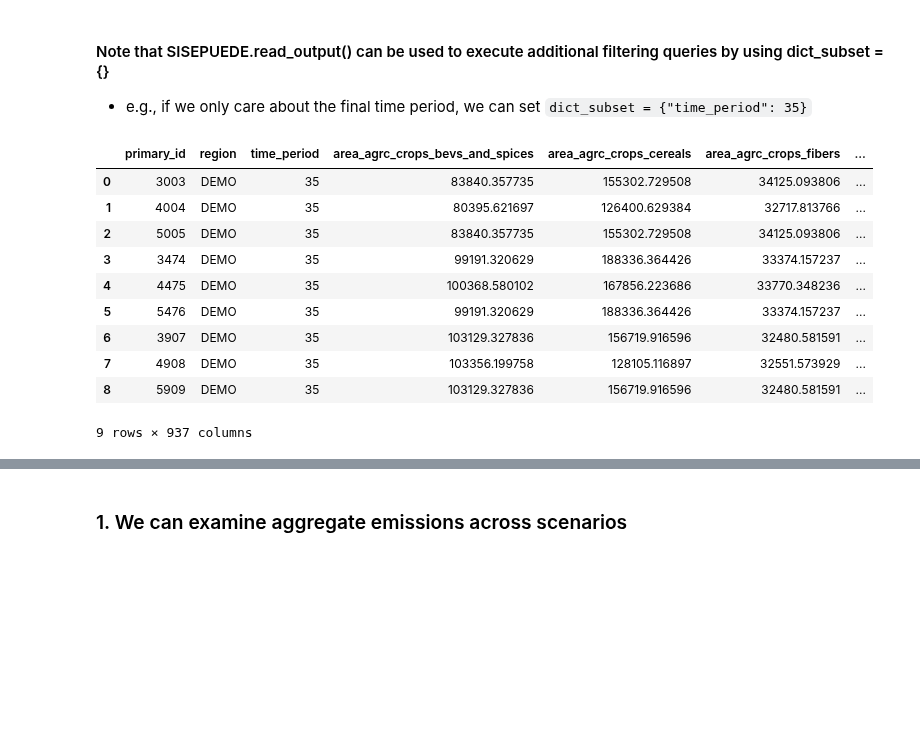
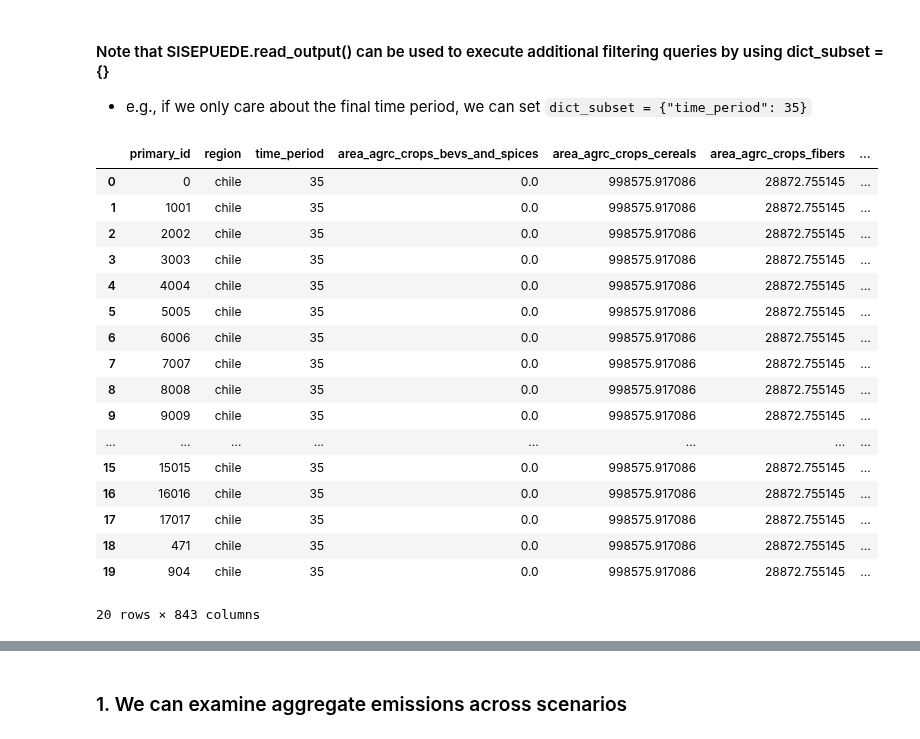
Before and after one commit to jarojasag/lac_decarbonization, a Jupyter notebook: python/sisepuede_quick_start.ipynb, the cells around one changed output, grey strips where cells are left out. Saved outputs shown, nothing was run; the diff lists cells and outputs as text; code cells hidden in the pictures; blank space fills up the shorter version.

```diff
--- a/python/sisepuede_quick_start.ipynb
+++ b/python/sisepuede_quick_start.ipynb
@@ -75,0 +63,8 @@ sisepuede = ssp.SISEPUEDE("demo", logger = logger)
+# %%
+# initialize the SISPEUEDE object for Chile using the latest calibrated data
+sisepuede = SISEPUEDE(
+    "calibrated",
+    logger = logger,
+    regions = ["chile"],
+    instantiate_nemomod = False # for AFOLU only application, don't instantiate Julia (avoids requirement to install)
+)
@@ -236,18 +230,25 @@ df_out
     ``dict_subset = {"time_period": 35}``
 # %%
 sisepuede.read_output(
-    primary_keys_out,
+    None,
     dict_subset = {"time_period": 35}
 )
 # %% [output]
 |  | primary_id | region | time_period | area_agrc_crops_bevs_and_spices | area_agrc_crops_cereals | area_agrc_crops_fibers | ... |
-| 0 | 3003 | DEMO | 35 | 83840.357735 | 155302.729508 | 34125.093806 | ... |
-| 1 | 4004 | DEMO | 35 | 80395.621697 | 126400.629384 | 32717.813766 | ... |
-| 2 | 5005 | DEMO | 35 | 83840.357735 | 155302.729508 | 34125.093806 | ... |
-| 3 | 3474 | DEMO | 35 | 99191.320629 | 188336.364426 | 33374.157237 | ... |
-| 4 | 4475 | DEMO | 35 | 100368.580102 | 167856.223686 | 33770.348236 | ... |
-| 5 | 5476 | DEMO | 35 | 99191.320629 | 188336.364426 | 33374.157237 | ... |
-| 6 | 3907 | DEMO | 35 | 103129.327836 | 156719.916596 | 32480.581591 | ... |
-| 7 | 4908 | DEMO | 35 | 103356.199758 | 128105.116897 | 32551.573929 | ... |
-| 8 | 5909 | DEMO | 35 | 103129.327836 | 156719.916596 | 32480.581591 | ... |
+| 0 | 0 | chile | 35 | 0.0 | 998575.917086 | 28872.755145 | ... |
+| 1 | 1001 | chile | 35 | 0.0 | 998575.917086 | 28872.755145 | ... |
+| 2 | 2002 | chile | 35 | 0.0 | 998575.917086 | 28872.755145 | ... |
+| 3 | 3003 | chile | 35 | 0.0 | 998575.917086 | 28872.755145 | ... |
+| 4 | 4004 | chile | 35 | 0.0 | 998575.917086 | 28872.755145 | ... |
+| 5 | 5005 | chile | 35 | 0.0 | 998575.917086 | 28872.755145 | ... |
+| 6 | 6006 | chile | 35 | 0.0 | 998575.917086 | 28872.755145 | ... |
+| 7 | 7007 | chile | 35 | 0.0 | 998575.917086 | 28872.755145 | ... |
+| 8 | 8008 | chile | 35 | 0.0 | 998575.917086 | 28872.755145 | ... |
+| 9 | 9009 | chile | 35 | 0.0 | 998575.917086 | 28872.755145 | ... |
+| ... | ... | ... | ... | ... | ... | ... | ... |
+| 15 | 15015 | chile | 35 | 0.0 | 998575.917086 | 28872.755145 | ... |
+| 16 | 16016 | chile | 35 | 0.0 | 998575.917086 | 28872.755145 | ... |
+| 17 | 17017 | chile | 35 | 0.0 | 998575.917086 | 28872.755145 | ... |
+| 18 | 471 | chile | 35 | 0.0 | 998575.917086 | 28872.755145 | ... |
+| 19 | 904 | chile | 35 | 0.0 | 998575.917086 | 28872.755145 | ... |
-9 rows × 937 columns
+20 rows × 843 columns
```
Also changed, not shown: parts of 32 cells of this notebook, 6 other files.
